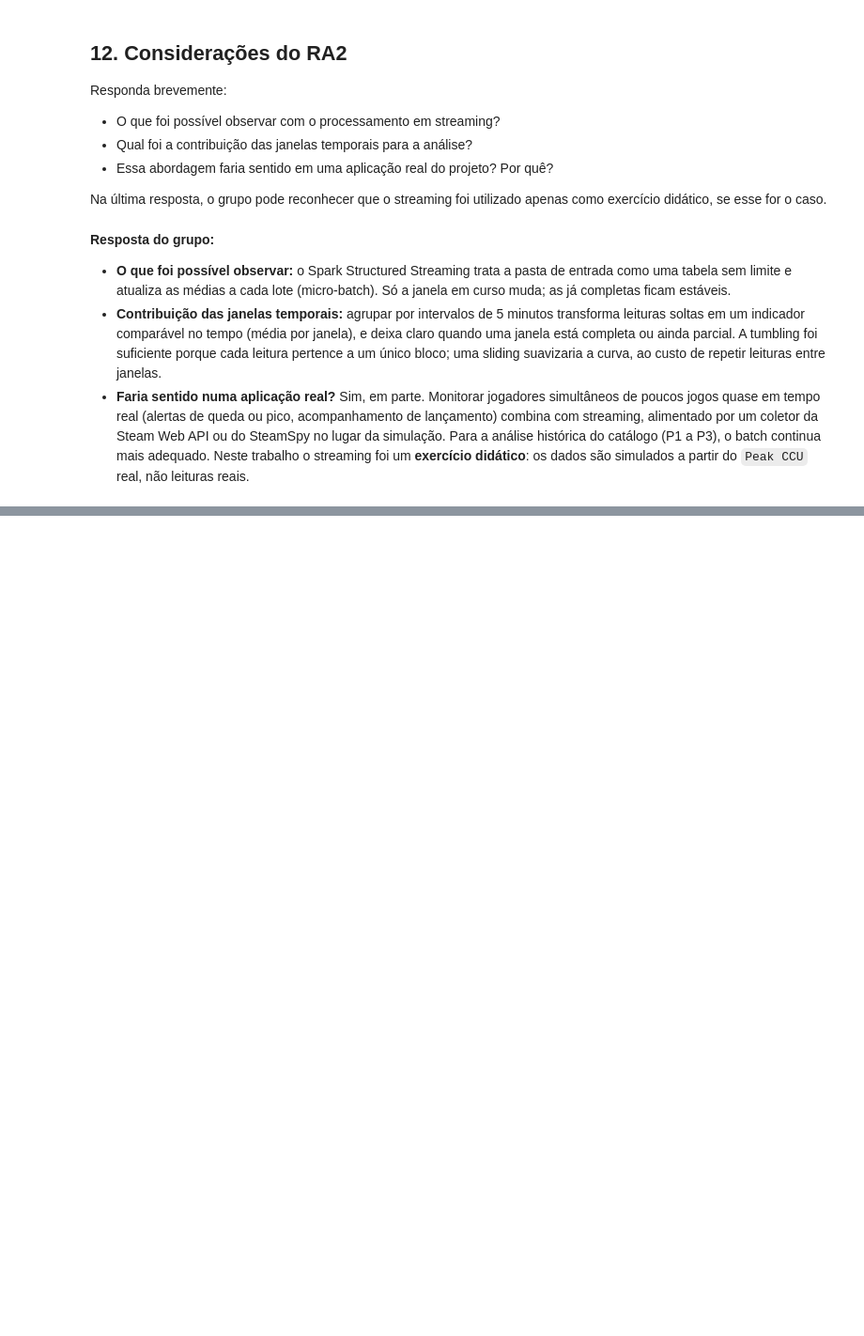
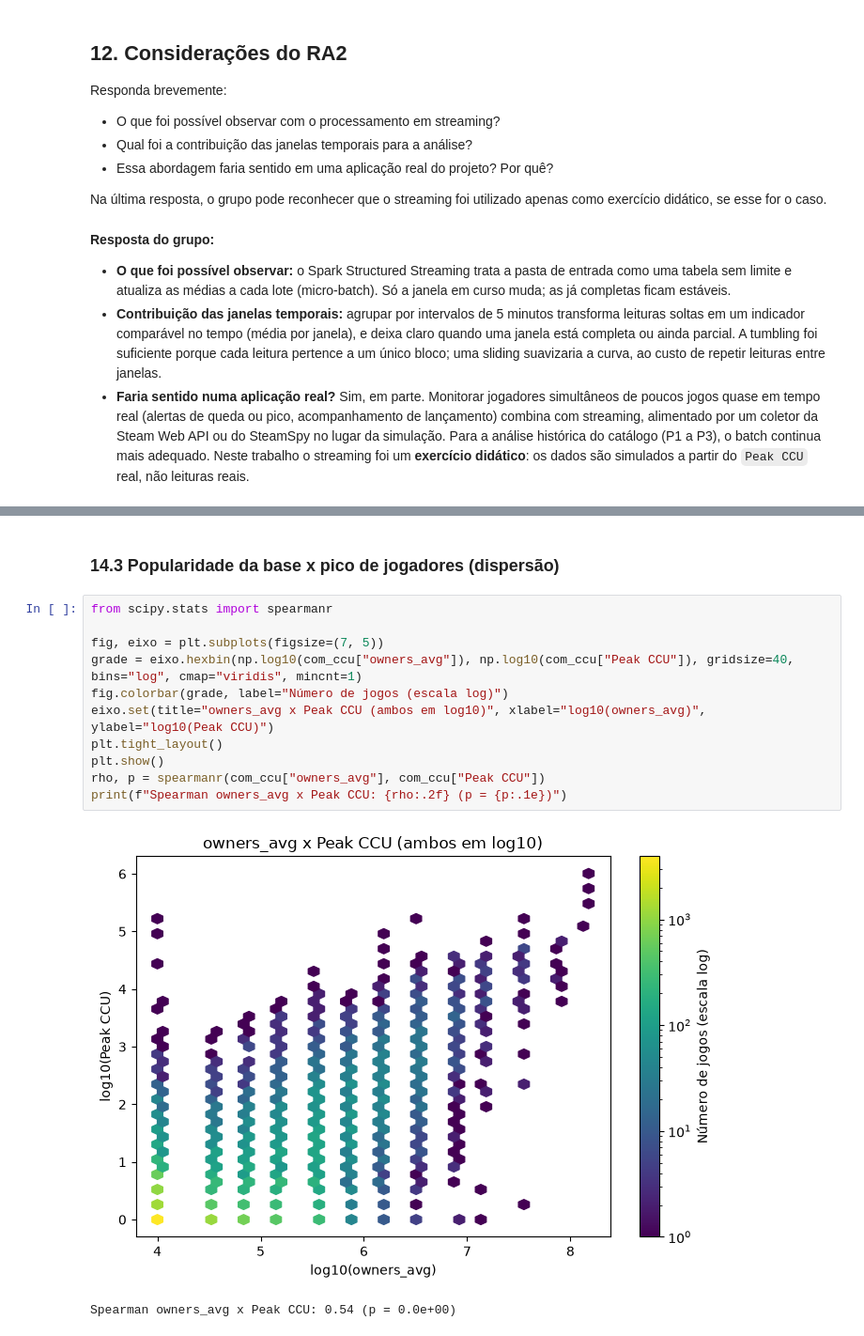
Before and after one commit to LucasStop/pjbl-steam-analytics, a Jupyter notebook: Notebooks/projeto_data_analytics.ipynb, the cells around one changed output, grey strips where cells are left out. Shown at 94% size. Cells and saved outputs as stored; diff of their text form; blank space fills up the shorter version.

```diff
--- a/Notebooks/projeto_data_analytics.ipynb
+++ b/Notebooks/projeto_data_analytics.ipynb
@@ -516,0 +635,16 @@ Na última resposta, o grupo pode reconhecer que o streaming foi utilizado apena
+# %% [markdown]
+### 14.3 Popularidade da base x pico de jogadores (dispersão)
+# %%
+from scipy.stats import spearmanr
+
+fig, eixo = plt.subplots(figsize=(7, 5))
+grade = eixo.hexbin(np.log10(com_ccu["owners_avg"]), np.log10(com_ccu["Peak CCU"]), gridsize=40, bins="log", cmap="viridis", mincnt=1)
+fig.colorbar(grade, label="Número de jogos (escala log)")
+eixo.set(title="owners_avg x Peak CCU (ambos em log10)", xlabel="log10(owners_avg)", ylabel="log10(Peak CCU)")
+plt.tight_layout()
+plt.show()
+rho, p = spearmanr(com_ccu["owners_avg"], com_ccu["Peak CCU"])
+print(f"Spearman owners_avg x Peak CCU: {rho:.2f} (p = {p:.1e})")
+# %% [output]
+[figure, added]
+Spearman owners_avg x Peak CCU: 0.54 (p = 0.0e+00)
```
Also changed, not shown: parts of 28 cells of this notebook, 2 other files.
